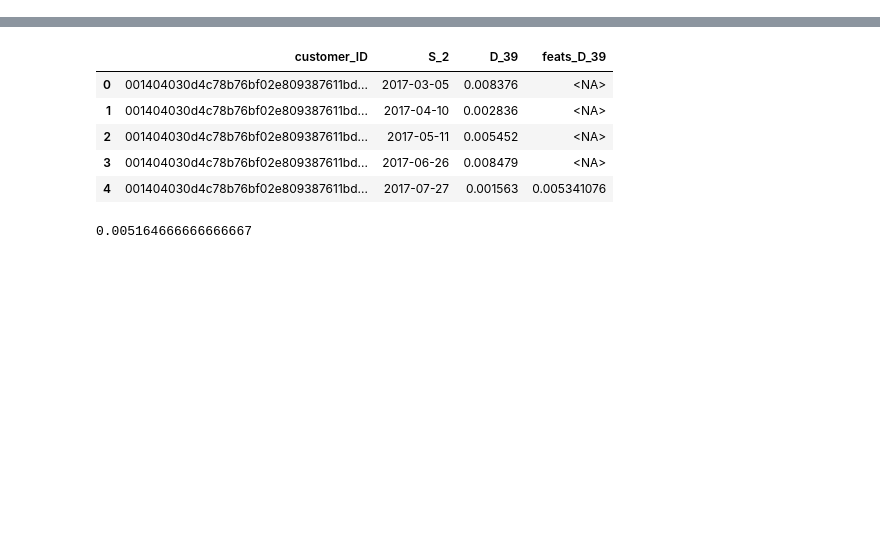
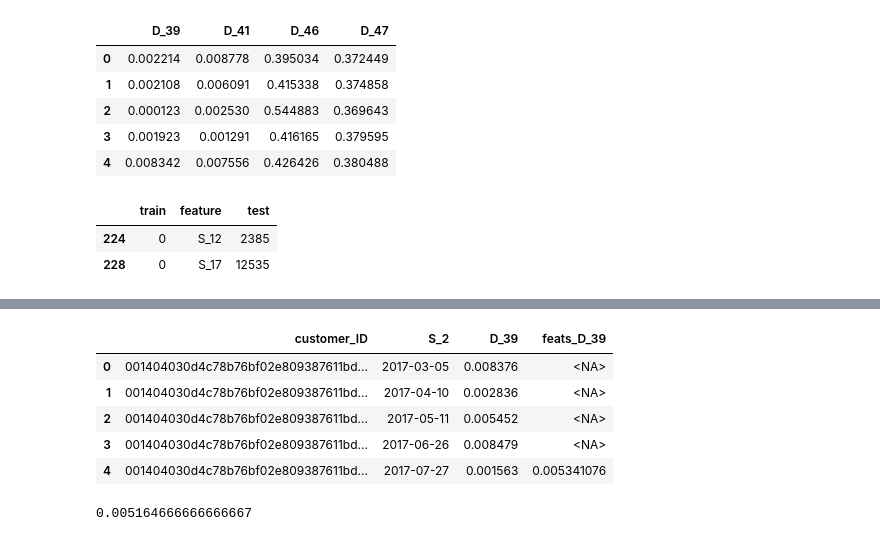
Before and after one commit to navitacion/amex-default-prediction, a Jupyter notebook: notebooks/features.ipynb, the cells around one changed output, grey strips where cells are left out. Cells and saved outputs as stored; diff of their text form; code cells hidden in the pictures; blank space fills up the shorter version.

```diff
--- a/notebooks/features.ipynb
+++ b/notebooks/features.ipynb
@@ -29,0 +85,6 @@ df.head()
+# %%
+features = ['D_39', 'D_41', 'D_46', 'D_47']
+
+a = pd.DataFrame(train[features].isnull().sum(), columns=['train'])
+
+a
@@ -29,0 +97,9 @@ df.head()
+# %%
+train[features].head()
+# %% [output]
+|  | D_39 | D_41 | D_46 | D_47 |
+| 0 | 0.002214 | 0.008778 | 0.395034 | 0.372449 |
+| 1 | 0.002108 | 0.006091 | 0.415338 | 0.374858 |
+| 2 | 0.000123 | 0.002530 | 0.544883 | 0.369643 |
+| 3 | 0.001923 | 0.001291 | 0.416165 | 0.379595 |
+| 4 | 0.008342 | 0.007556 | 0.426426 | 0.380488 |
@@ -29,0 +131,7 @@ df.head()
+# %%
+# trainには欠損はないが、Testには欠損がある
+null_df[(null_df['train'] == 0) &(null_df['test'] != 0)]
+# %% [output]
+|  | train | feature | test |
+| 224 | 0 | S_12 | 2385 |
+| 228 | 0 | S_17 | 12535 |
```
Also changed, not shown: parts of 43 cells of this notebook, 11 other files.
